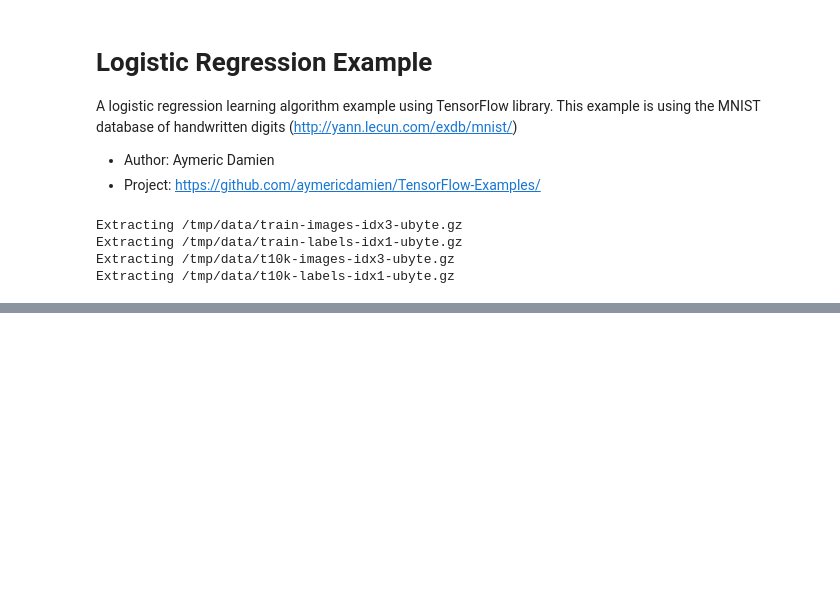
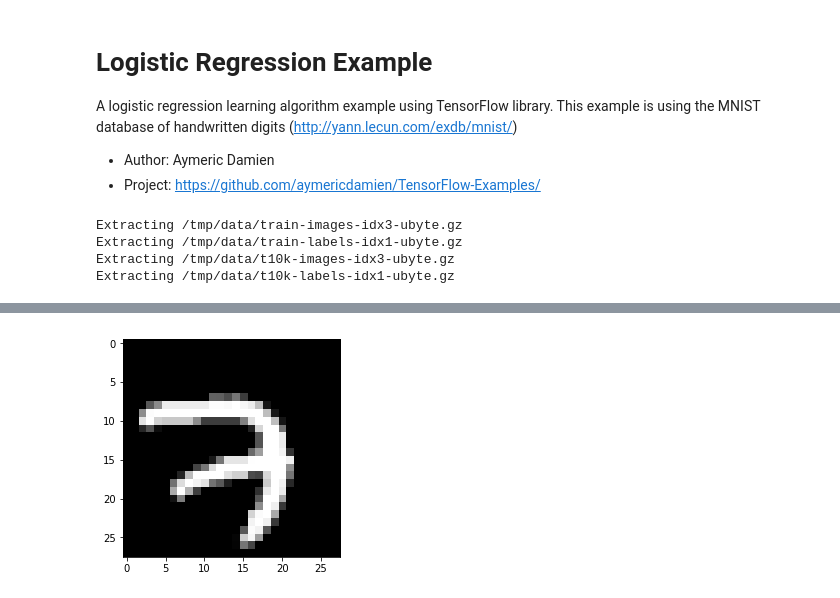
Before and after one commit to yujia21/MA6252, a Jupyter notebook: logistic_regression Dataset Augmentation.ipynb, the cells around one changed output, grey strips where cells are left out. Cells and saved outputs as stored; diff of their text form; code cells hidden in the pictures; blank space fills up the shorter version.

```diff
--- a/logistic_regression Dataset Augmentation.ipynb
+++ b/logistic_regression Dataset Augmentation.ipynb
@@ -132,0 +157,9 @@ plt.legend()
+# %%
+pixels = new_train_images[0,:]
+pixels = pixels.reshape((28, 28))
+
+# Plot
+plt.imshow(pixels, cmap='gray')
+plt.show()
+# %% [output]
+[figure, added]
```
Also changed, not shown: parts of 8 cells of this notebook.
